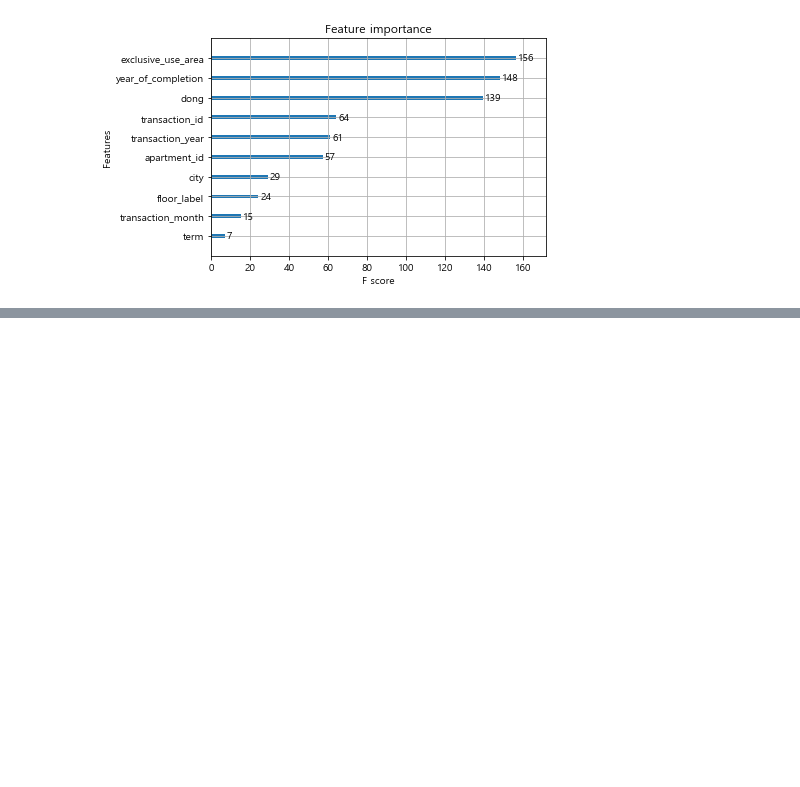
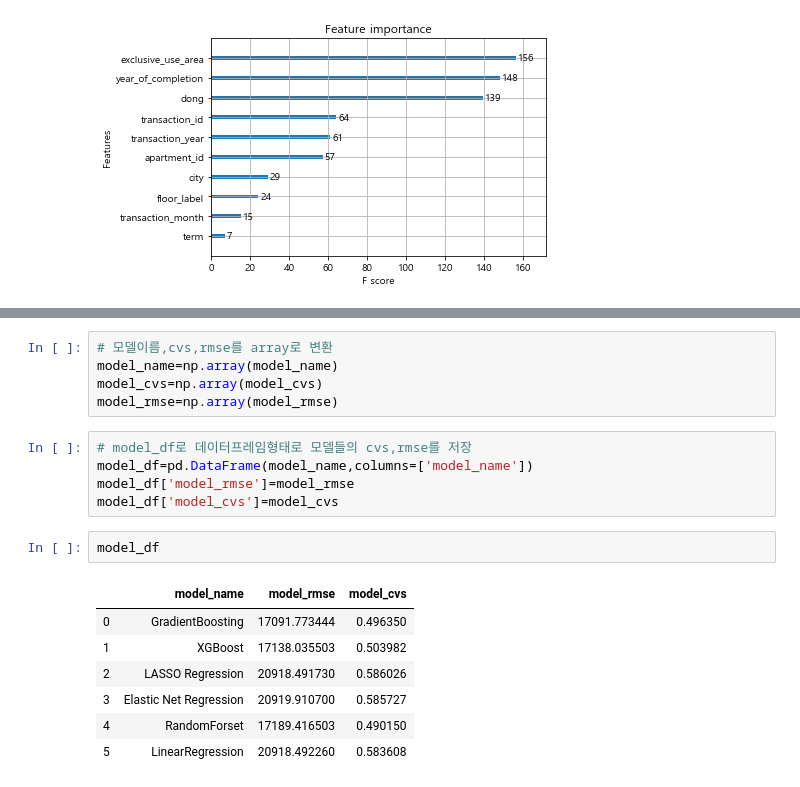
Before and after one commit to DSC-SCH/Apt_real_price_prediction, a Jupyter notebook: Apt_real_price_prediction.ipynb, the cells around one changed output, grey strips where cells are left out. Cells and saved outputs as stored; diff of their text form; blank space fills up the shorter version.

```diff
--- a/Apt_real_price_prediction.ipynb
+++ b/Apt_real_price_prediction.ipynb
@@ -530,0 +632,20 @@ plot_importance(model)
+# %%
+# 모델이름,cvs,rmse를 array로 변환
+model_name=np.array(model_name)
+model_cvs=np.array(model_cvs)
+model_rmse=np.array(model_rmse)
+# %%
+# model_df로 데이터프레임형태로 모델들의 cvs,rmse를 저장
+model_df=pd.DataFrame(model_name,columns=['model_name'])
+model_df['model_rmse']=model_rmse
+model_df['model_cvs']=model_cvs
+# %%
+model_df
+# %% [output]
+|  | model_name | model_rmse | model_cvs |
+| 0 | GradientBoosting | 17091.773444 | 0.496350 |
+| 1 | XGBoost | 17138.035503 | 0.503982 |
+| 2 | LASSO Regression | 20918.491730 | 0.586026 |
+| 3 | Elastic Net Regression | 20919.910700 | 0.585727 |
+| 4 | RandomForset | 17189.416503 | 0.490150 |
+| 5 | LinearRegression | 20918.492260 | 0.583608 |
```
Also changed, not shown: parts of 15 cells of this notebook.
